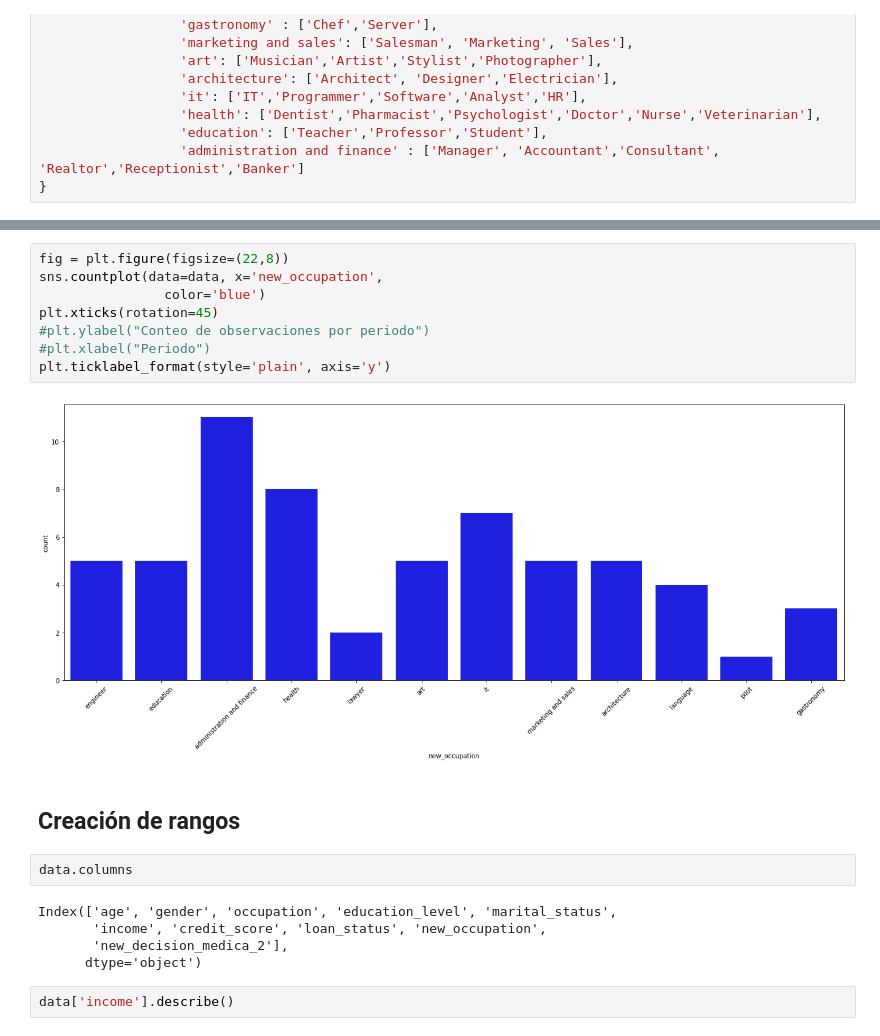
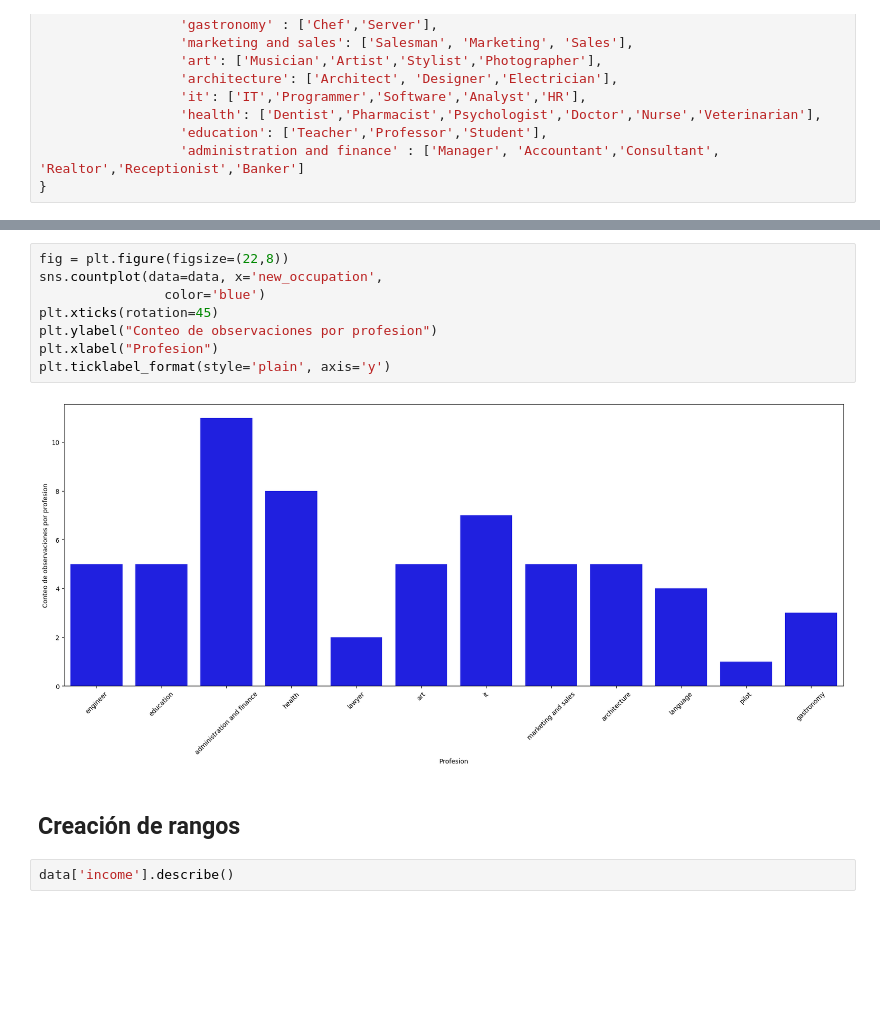
Before and after one commit to AntoSambuceti/datascience_classes, a Jupyter notebook: MM/Ciclo Ciencia de Datos/2. Curación.ipynb, the cells around one changed output, grey strips where cells are left out. Saved outputs shown, nothing was run; the diff lists cells and outputs as text; blank space fills up the shorter version.

```diff
--- a/MM/Ciclo Ciencia de Datos/2. Curación.ipynb
+++ b/MM/Ciclo Ciencia de Datos/2. Curación.ipynb
@@ -87,22 +87,15 @@ data[['occupation','new_occupation']].sample(5)
 # %%
 fig = plt.figure(figsize=(22,8))
 sns.countplot(data=data, x='new_occupation',
                 color='blue')
 plt.xticks(rotation=45)
-#plt.ylabel("Conteo de observaciones por periodo")
-#plt.xlabel("Periodo")
+plt.ylabel("Conteo de observaciones por profesion")
+plt.xlabel("Profesion")
 plt.ticklabel_format(style='plain', axis='y')
 # %% [output]
-[figure, old version]
+[figure, new version]
 # %% [markdown]
 ## Creación de rangos
-# %%
-data.columns
-# %% [output]
-Index(['age', 'gender', 'occupation', 'education_level', 'marital_status',
-       'income', 'credit_score', 'loan_status', 'new_occupation',
-       'new_decision_medica_2'],
-      dtype='object')
 # %%
 data['income'].describe()
 # %% [output]
```
Also changed, not shown: parts of 29 cells of this notebook, 2 other files.
